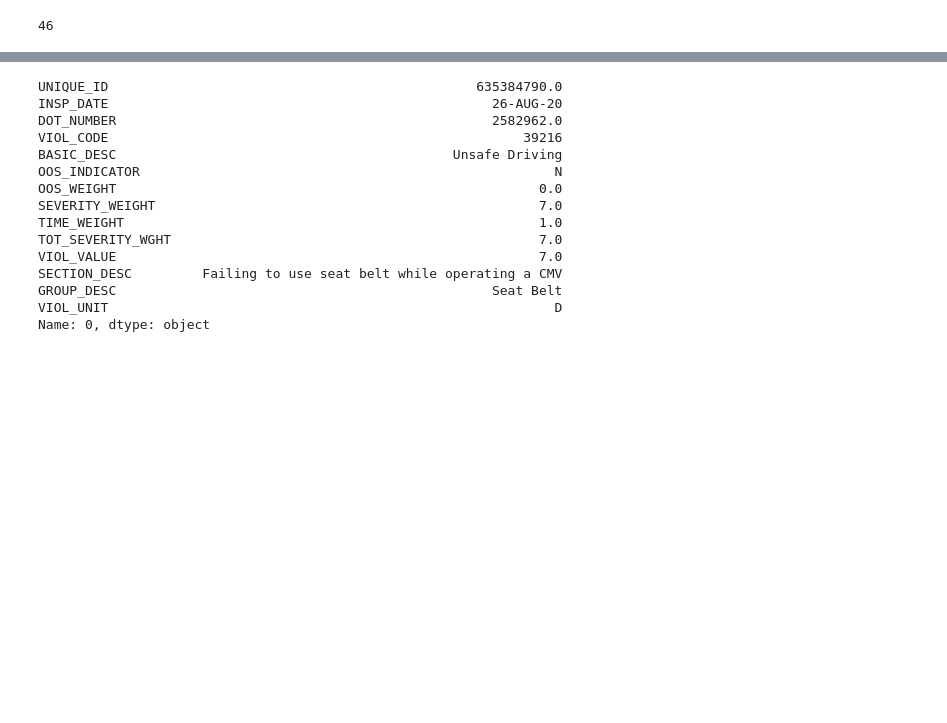
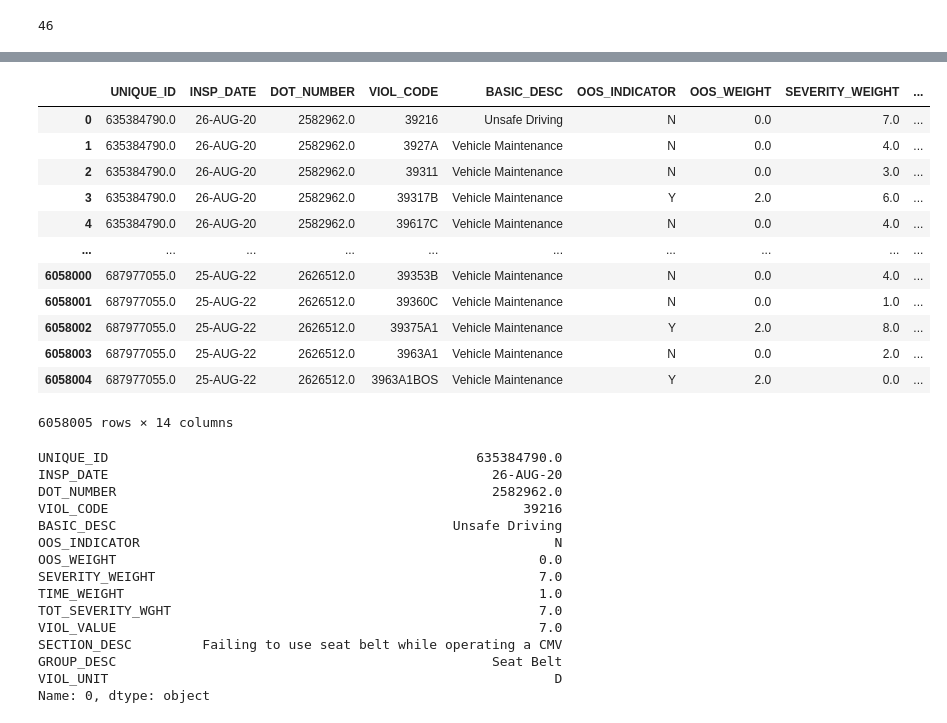
Before and after one commit to munira-jo/data-pipeline-demo, a Jupyter notebook: Reading in zip files.ipynb, the cells around one changed output, grey strips where cells are left out. Drawn from its saved outputs; the diff is of its cells as text; code cells hidden in the pictures; blank space fills up the shorter version.

```diff
--- a/Reading in zip files.ipynb
+++ b/Reading in zip files.ipynb
@@ -143,3 +202,19 @@ len('Failing to use seat belt while operating a CMV')
+# %%
+df
+# %% [output]
+|  | UNIQUE_ID | INSP_DATE | DOT_NUMBER | VIOL_CODE | BASIC_DESC | OOS_INDICATOR | OOS_WEIGHT | SEVERITY_WEIGHT | ... |
+| 0 | 635384790.0 | 26-AUG-20 | 2582962.0 | 39216 | Unsafe Driving | N | 0.0 | 7.0 | ... |
+| 1 | 635384790.0 | 26-AUG-20 | 2582962.0 | 3927A | Vehicle Maintenance | N | 0.0 | 4.0 | ... |
+| 2 | 635384790.0 | 26-AUG-20 | 2582962.0 | 39311 | Vehicle Maintenance | N | 0.0 | 3.0 | ... |
+| 3 | 635384790.0 | 26-AUG-20 | 2582962.0 | 39317B | Vehicle Maintenance | Y | 2.0 | 6.0 | ... |
+| 4 | 635384790.0 | 26-AUG-20 | 2582962.0 | 39617C | Vehicle Maintenance | N | 0.0 | 4.0 | ... |
+| ... | ... | ... | ... | ... | ... | ... | ... | ... | ... |
+| 6058000 | 687977055.0 | 25-AUG-22 | 2626512.0 | 39353B | Vehicle Maintenance | N | 0.0 | 4.0 | ... |
+| 6058001 | 687977055.0 | 25-AUG-22 | 2626512.0 | 39360C | Vehicle Maintenance | N | 0.0 | 1.0 | ... |
+| 6058002 | 687977055.0 | 25-AUG-22 | 2626512.0 | 39375A1 | Vehicle Maintenance | Y | 2.0 | 8.0 | ... |
+| 6058003 | 687977055.0 | 25-AUG-22 | 2626512.0 | 3963A1 | Vehicle Maintenance | N | 0.0 | 2.0 | ... |
+| 6058004 | 687977055.0 | 25-AUG-22 | 2626512.0 | 3963A1BOS | Vehicle Maintenance | Y | 2.0 | 0.0 | ... |
+6058005 rows × 14 columns
 # %%
 df.iloc[0]
 # %% [output]
```
Also changed, not shown: parts of 34 cells of this notebook, 1 other file.
